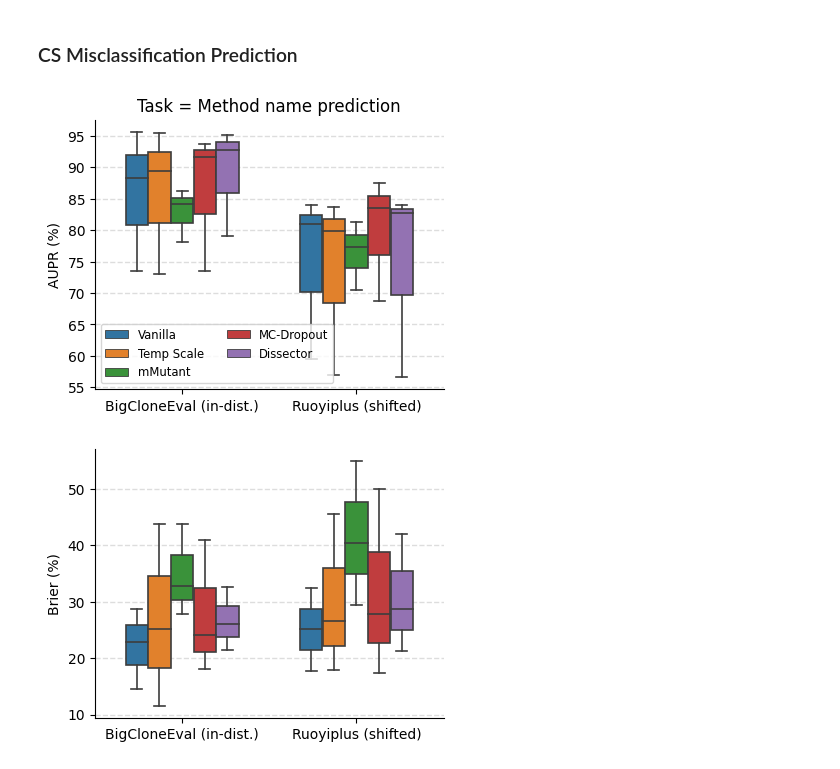
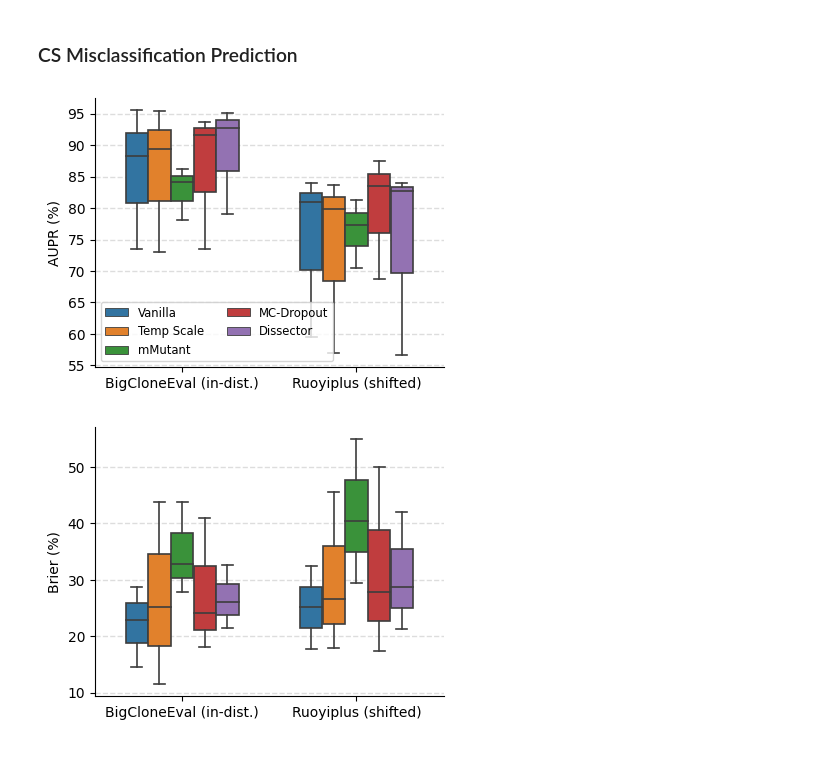
Before and after one commit to yul091/UncertaintyPL, a Jupyter notebook: notebooks/case_study.ipynb, the cells around one changed output. Saved outputs shown, nothing was run; the diff lists cells and outputs as text; code cells hidden in the pictures.

Commit message:
case misclassification prediction3

```diff
--- a/notebooks/case_study.ipynb
+++ b/notebooks/case_study.ipynb
@@ -114,35 +114,35 @@ data_melt = pd.melt(
     value_vars=['Validation', 'Shifted'],
     var_name='Shift_Intensity',
     value_name='AUPR',
 )
 data_melt['Shift_Intensity'] = data_melt['Shift_Intensity'].map(shift_intensity_names)
 
 # Plot boxplot using seaborn
 method_order = ['Vanilla', 'Temp Scale', 'mMutant', 'MC-Dropout', 'Dissector']
 plt.figure(figsize=(4.5, 3.5))
 plt.grid(True, color='#DDDDDD', linestyle='--', linewidth=1)
 ax = sns.boxplot(
     data=data_melt,
     x='Shift_Intensity',
     y='AUPR',
     hue='Method',
     hue_order=method_order,
     width=0.65,
     linewidth=1.2,
 )
 ax.set_axisbelow(True)
 ax.spines['right'].set_visible(False)
 ax.spines['top'].set_visible(False)
 ax.legend(ncols=2, fontsize='small')
 # set the y-axis tick labels as integers
 ax.yaxis.set_major_formatter(plt.FormatStrFormatter('%d'))
-plt.title('Task = Method name prediction')
+plt.title('')
 plt.xlabel('')
 plt.ylabel('AUPR (%)')
 plt.savefig('../Figure/case_cs_aupr.pdf', bbox_inches='tight')
 plt.show()
 # %% [output]
-[figure, old version]
+[figure, new version]
 # %%
 cs_df_brier = pd.DataFrame({
     'Method': ['Temp Scale', 'Entropy', 'mMutant', 'Vanilla', 'MC-Dropout', 'Dissector'] * 3,
```
Also changed, not shown: parts of 1 cell of this notebook, 4 other files.
